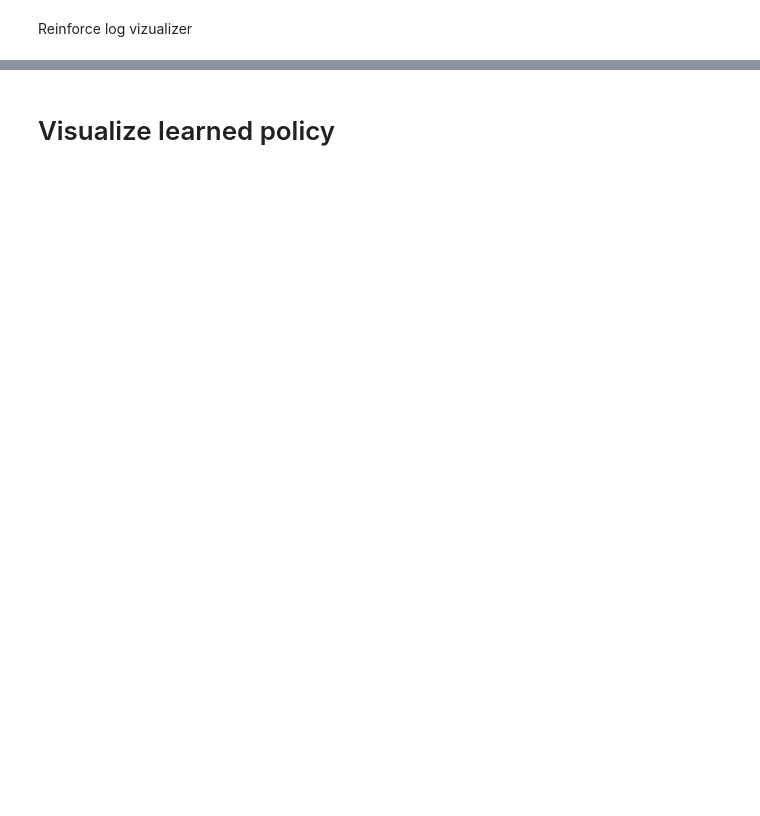
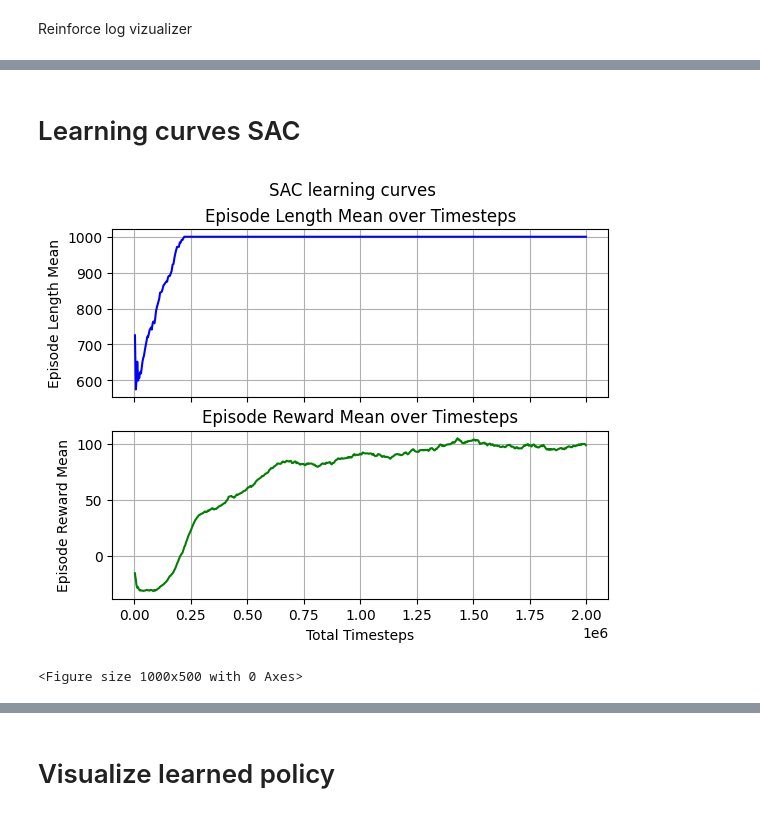
Before and after one commit to joaoMartinSaquet/SmartDartCorrector, a Jupyter notebook: notebooks/viz.ipynb, the cells around one changed output, grey strips where cells are left out. Cells and saved outputs as stored; diff of their text form; code cells hidden in the pictures; blank space fills up the shorter version.

```diff
--- a/notebooks/viz.ipynb
+++ b/notebooks/viz.ipynb
@@ -99,0 +107,41 @@ plot_rewards(df_best_rewards)
+# %% [markdown]
+# Learning curves SAC
+# %%
+import pandas as pd
+import seaborn as sns
+import matplotlib.pyplot as plt
+
+
+# log_path = "/home/jmartinsaquet/Documents/SmartDartCorrector/logs_corrector/NoneSAC_20250716-135937/progress.csv"
+log_path = "/home/jmartinsaquet/Desktop/SmartDart first results /SAC_stacked_20_noise_dist/progress.csv"
+df = pd.read_csv(log_path)
+
+
+fig, axs = plt.subplots(2,1, sharex=True)
+
+
+# axs = plt.figure(figsize=(10,5)).add_subplot(2,1,1)
+pos = 1
+sns.lineplot(x="time/total_timesteps", y="rollout/ep_rew_mean", data=df, color="green", ax=axs[pos])
+axs[pos].set_xlabel("Total Timesteps")
+axs[pos].set_ylabel("Episode Reward Mean")
+axs[pos].set_title("Episode Reward Mean over Timesteps")
+axs[pos].grid(True)
+# plt.show()
+
+pos = 0
+# Plot timestep vs episode length mean
+plt.figure(figsize=(10,5))
+sns.lineplot(x="time/total_timesteps", y="rollout/ep_len_mean", data=df, color="blue", ax=axs[pos])
+axs[pos].set_xlabel("Total Timesteps")
+axs[pos].set_ylabel("Episode Length Mean")
+axs[pos].set_title("Episode Length Mean over Timesteps")
+axs[pos].grid(True)
+
+fig.suptitle("SAC learning curves")
+
+fig.savefig("learning_curves_SAC_5_C0.png")
+# sns.lineplot(data=df, x="timestep", y="reward")
+# %% [output]
+[figure, added]
+<Figure size 1000x500 with 0 Axes>
```
Also changed, not shown: parts of 19 cells of this notebook, 5 other files.
